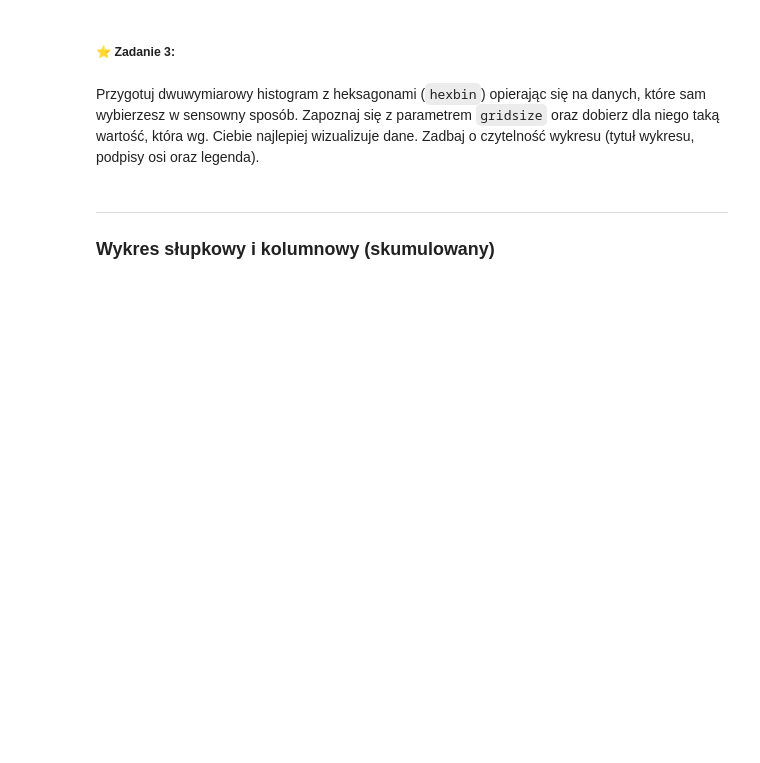
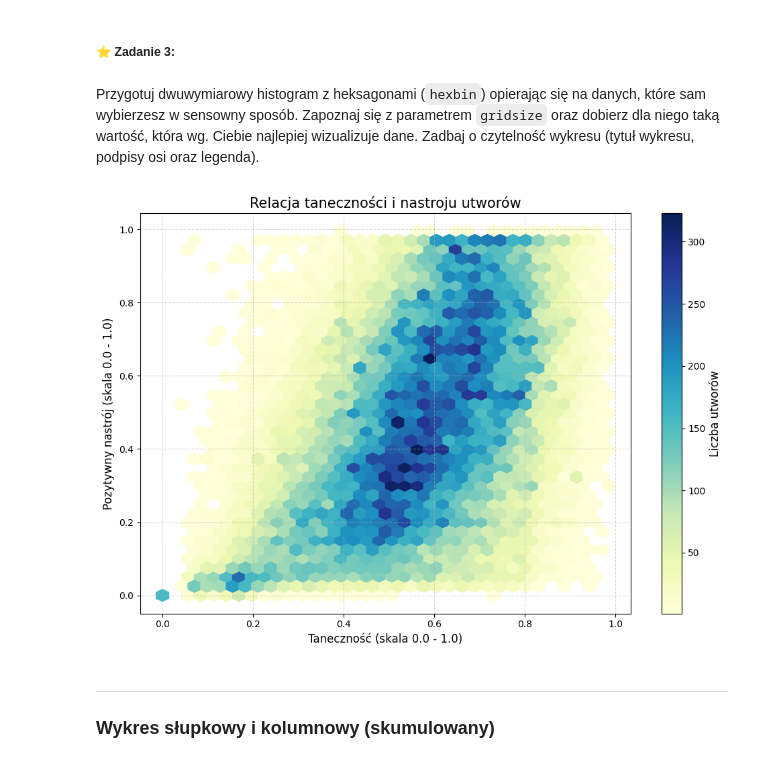
Before and after one commit to NataZBluszczu/python-visualizations, a Jupyter notebook: matplotlib_visualization.ipynb, the cells around one changed output. Drawn from its saved outputs; the diff is of its cells as text; code cells hidden in the pictures; blank space fills up the shorter version.

```diff
--- a/matplotlib_visualization.ipynb
+++ b/matplotlib_visualization.ipynb
@@ -35,3 +132,25 @@ Przygotuj dwuwymiarowy histogram z heksagonami (`hexbin`) opierając się na dan
+# %%
+plt.figure(figsize=(10, 7), facecolor='white')
+ax = plt.axes()
+
+hb = plt.hexbin(df['danceability'], df['valence'],
+                gridsize=35,
+                cmap='YlGnBu',
+                mincnt=1)
+
+cb = plt.colorbar(hb)
+cb.set_label('Liczba utworów', fontsize=12)
+
+plt.title('Relacja taneczności i nastroju utworów', fontsize=15)
+plt.xlabel('Taneczność (skala 0.0 - 1.0)', fontsize=12)
+plt.ylabel('Pozytywny nastrój (skala 0.0 - 1.0)', fontsize=12)
+
+plt.grid(linestyle='--', alpha=0.5)
+
+plt.tight_layout()
+plt.show()
+# %% [output]
+[figure, added]
 # %% [markdown]
 -------------------
 ### Wykres słupkowy i kolumnowy (skumulowany)
```
Also changed, not shown: parts of 35 cells of this notebook.
